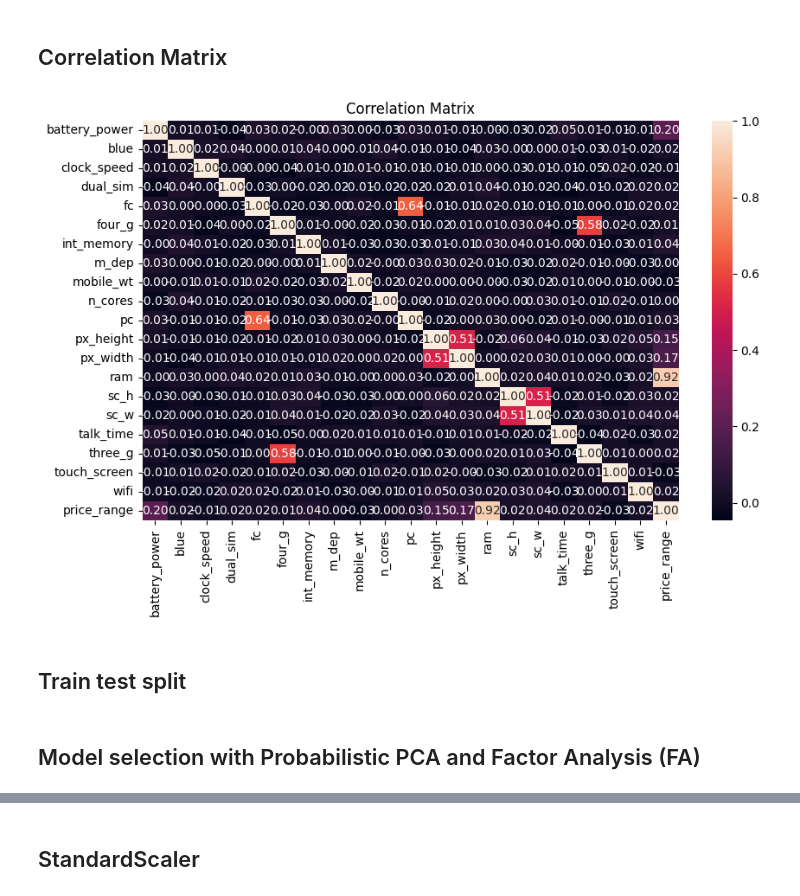
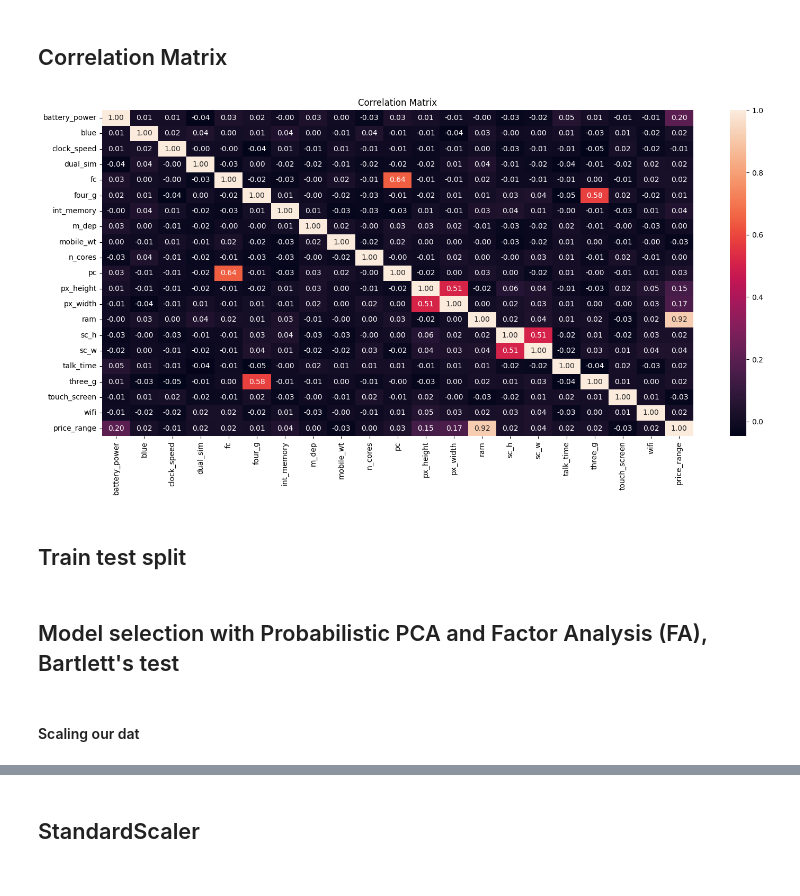
Before and after one commit to rafalgi/Mobile-Price-Classification---Random-forest, a Jupyter notebook: Mobile Price Classification.ipynb, the cells around one changed output, grey strips where cells are left out. Drawn from its saved outputs; the diff is of its cells as text; code cells hidden in the pictures.

```diff
--- a/Mobile Price Classification.ipynb
+++ b/Mobile Price Classification.ipynb
@@ -129,13 +133,13 @@ pd.DataFrame({"Uniqe values count": uniqe_counts , "Values" : uniqe_values})
 # %% [markdown]
 ## Correlation Matrix
 # %%
-plt.figure(figsize=(10,6))
+plt.figure(figsize=(18,8))
 plt.title("Correlation Matrix")
 sns.heatmap(train.corr() , fmt=".2f" , annot=True )
 
 plt.show()
 # %% [output]
-[figure, old version]
+[figure, new version]
 # %% [markdown]
 ## Train test split
 # %%
@@ -144,4 +148,6 @@ X2 = train.drop('price_range' , axis =1)
 # %%
 X_train, X_test, y_train, y_test = train_test_split(X2, y2, test_size=0.2, random_state=42)
 # %% [markdown]
-## Model selection with Probabilistic PCA and Factor Analysis (FA)
+## Model selection with Probabilistic PCA and Factor Analysis (FA), Bartlett's test
+# %% [markdown]
+#### Scaling our dat
```
Also changed, not shown: parts of 11 cells of this notebook.
